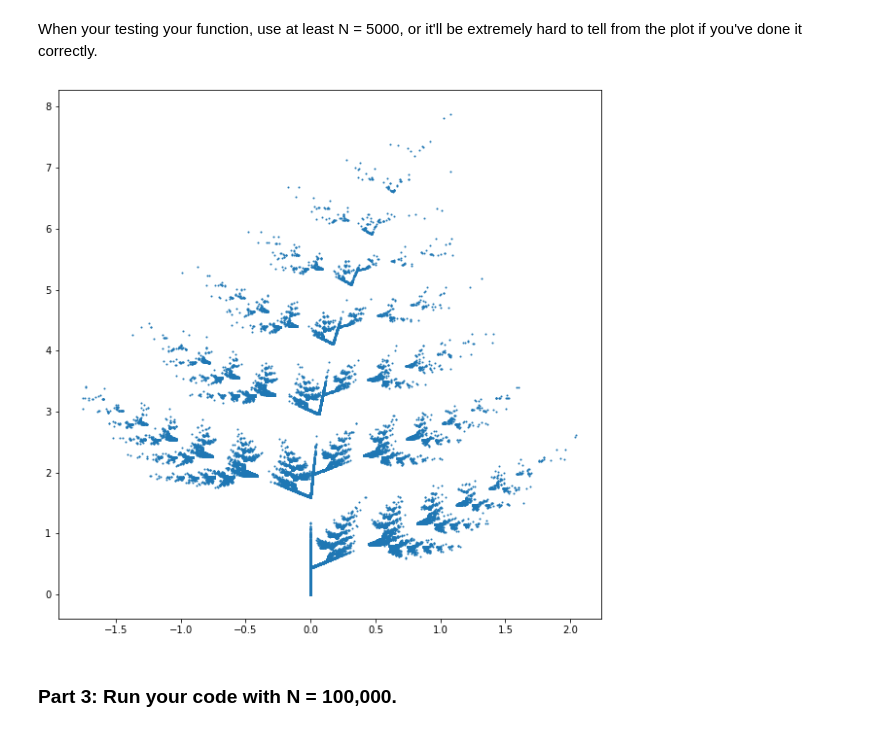
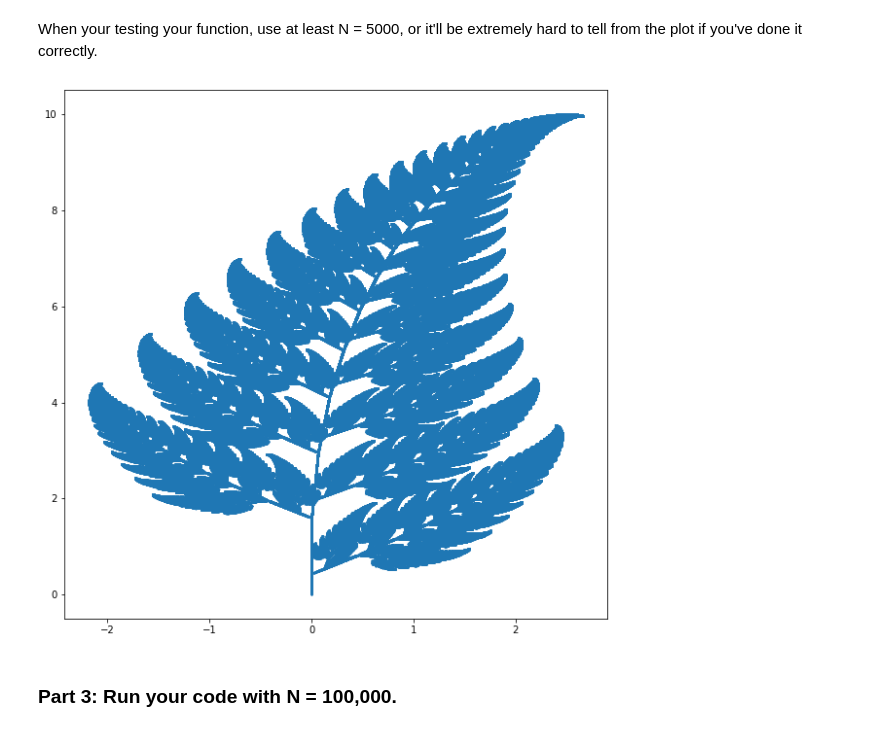
Before and after one commit to CharlieBaird/CapstonePhysics, a Jupyter notebook: Assignments/Assignment6/FernFractals.ipynb, the cells around one changed output. Drawn from its saved outputs; the diff is of its cells as text; code cells hidden in the pictures.

Commit message:
refactor, cleanup fractal gen. submit assignment 6

```diff
--- a/Assignments/Assignment6/FernFractals.ipynb
+++ b/Assignments/Assignment6/FernFractals.ipynb
@@ -201,48 +201,36 @@ Here's a walk through of one way you can implement the function below:
 <b> I recommend increasing your figure size so your plot is easier to see. Do this by adding `plt.figure(figsize=(10,10))`  before you call `plt.scatter(...)`</b>
 # %% [markdown]
 When your testing your function, use at least N = 5000, or it'll be extremely hard to tell from the plot if you've done it correctly.
-# %%
-def generate_fractal(N):
-    xx = []
-    yy = []
-
-    lastX = 0
-    lastY = 0
-
-    for i in range (0, N):
-        method = np.random.choice(4)
-        if (method == 0):
-            x,y = f1(lastX, lastY)
-            xx.append(x)
-            yy.append(y)
-            lastX = x
-            lastY = y
-        elif (method == 1):
-            x,y = f2(lastX, lastY)
-            xx.append(x)
-            yy.append(y)
-            lastX = x
-            lastY = y
-        elif (method == 2):
-            x,y = f3(lastX, lastY)
-            xx.append(x)
-            yy.append(y)
-            lastX = x
-            lastY = y
-        elif (method == 3):
-            x,y = f4(lastX, lastY)
-            xx.append(x)
-            yy.append(y)
-            lastX = x
-            lastY = y
-
-    plt.figure(figsize=(10,10))
-    plt.scatter(xx, yy, 1)
-    plt.show()
-
-generate_fractal(100000)
-# %% [output]
-[figure, removed]
+# %%
+def generate_fractal(N):
+    xx = []
+    yy = []
+
+    x = 0
+    y = 0
+
+    methods = np.random.choice(4, N, p=[0.01, 0.85, 0.07, 0.07])
+
+    for i in range (0, N):
+        if (methods[i] == 0):
+            x,y = f1(x, y)
+        elif (methods[i] == 1):
+            x,y = f2(x, y)
+        elif (methods[i] == 2):
+            x,y = f3(x, y)
+        elif (methods[i] == 3):
+            x,y = f4(x, y)
+
+        xx.append(x)
+        yy.append(y)
+
+    plt.figure(figsize=(10,10))
+    plt.scatter(xx, yy, 1)
+    plt.show()
+
+generate_fractal(3000000)
+# %% [output]
+[figure, added]
 # %% [markdown]
 ### Part 3: Run your code with N = 100,000.
 # %%
```
Also changed, not shown: parts of 1 cell of this notebook.
